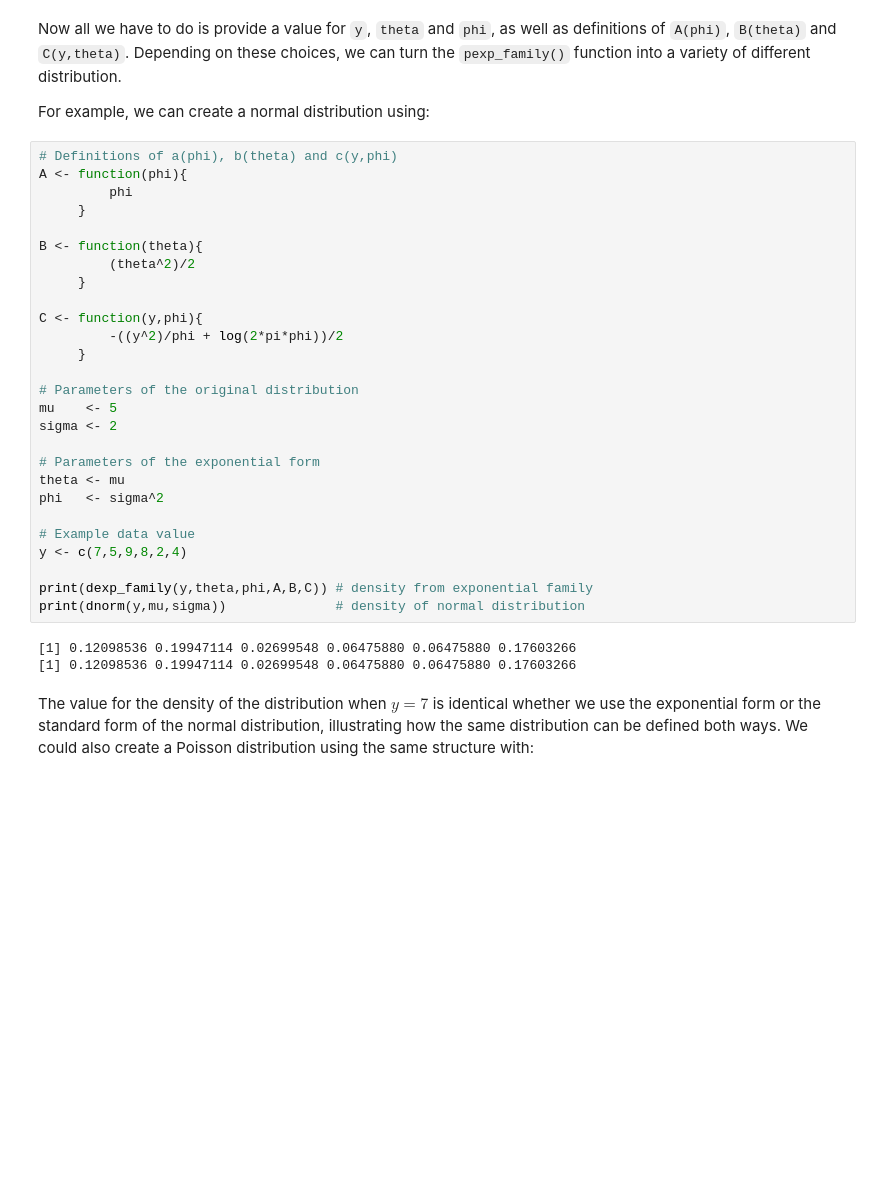
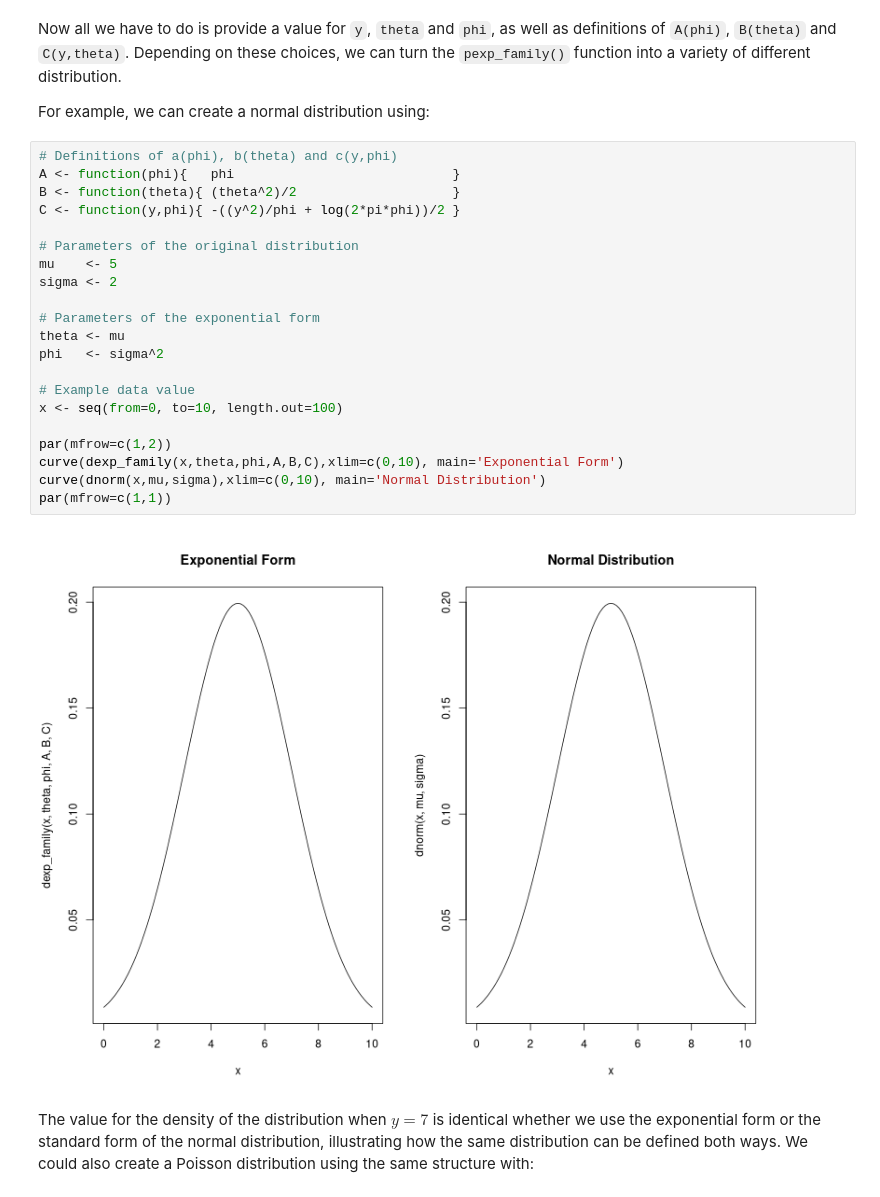
Before and after one commit to PCHN63112-Generalised-Linear-Mixed/extending-linear-models, a Jupyter notebook: workshop.ipynb, the cells around one changed output. Drawn from its saved outputs; the diff is of its cells as text; blank space fills up the shorter version.

```diff
--- a/workshop.ipynb
+++ b/workshop.ipynb
@@ -17,33 +17,26 @@ Now all we have to do is provide a value for `y`, `theta` and `phi`, as well as
 For example, we can create a normal distribution using:
 # %%
 # Definitions of a(phi), b(theta) and c(y,phi)
-A <- function(phi){
-         phi
-     }
-
-B <- function(theta){
-         (theta^2)/2
-     }
-
-C <- function(y,phi){
-         -((y^2)/phi + log(2*pi*phi))/2
-     }
+A <- function(phi){   phi                            }
+B <- function(theta){ (theta^2)/2                    }
+C <- function(y,phi){ -((y^2)/phi + log(2*pi*phi))/2 }
 
 # Parameters of the original distribution
 mu    <- 5
 sigma <- 2
 
 # Parameters of the exponential form
 theta <- mu
 phi   <- sigma^2
 
 # Example data value
-y <- c(7,5,9,8,2,4)
+x <- seq(from=0, to=10, length.out=100)
 
-print(dexp_family(y,theta,phi,A,B,C)) # density from exponential family
-print(dnorm(y,mu,sigma))              # density of normal distribution
+par(mfrow=c(1,2))
+curve(dexp_family(x,theta,phi,A,B,C),xlim=c(0,10), main='Exponential Form')
+curve(dnorm(x,mu,sigma),xlim=c(0,10), main='Normal Distribution')
+par(mfrow=c(1,1))
 # %% [output]
-[1] 0.12098536 0.19947114 0.02699548 0.06475880 0.06475880 0.17603266
-[1] 0.12098536 0.19947114 0.02699548 0.06475880 0.06475880 0.17603266
+[figure, added]
 # %% [markdown]
 The value for the density of the distribution when $y = 7$ is identical whether we use the exponential form or the standard form of the normal distribution, illustrating how the same distribution can be defined both ways. We could also create a Poisson distribution using the same structure with:
```
Also changed, not shown: parts of 3 cells of this notebook, 1 other file.
